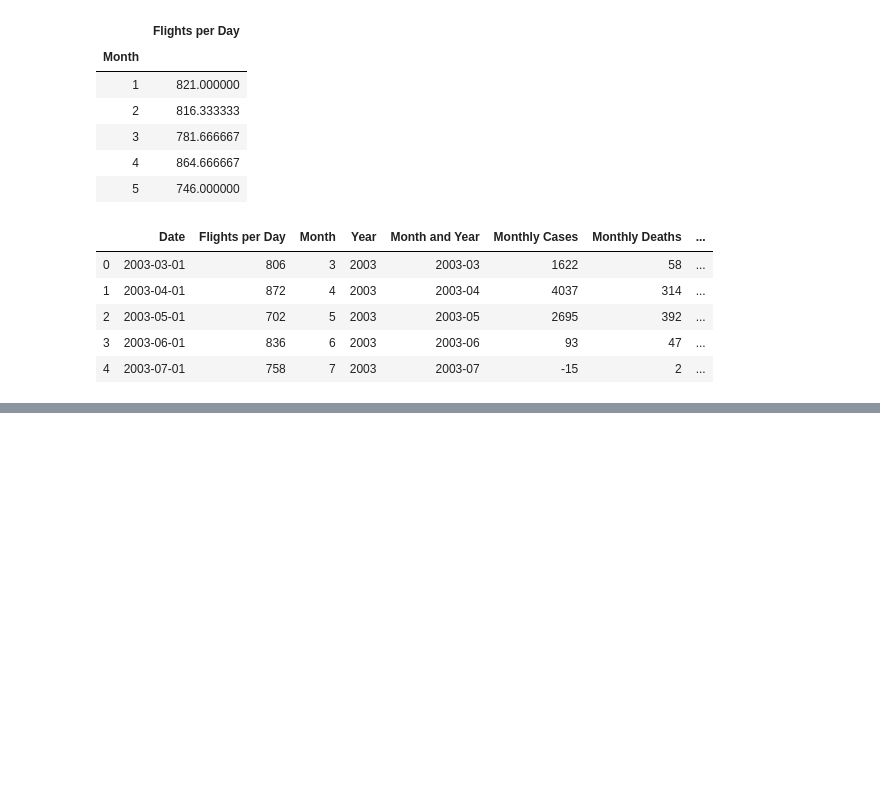
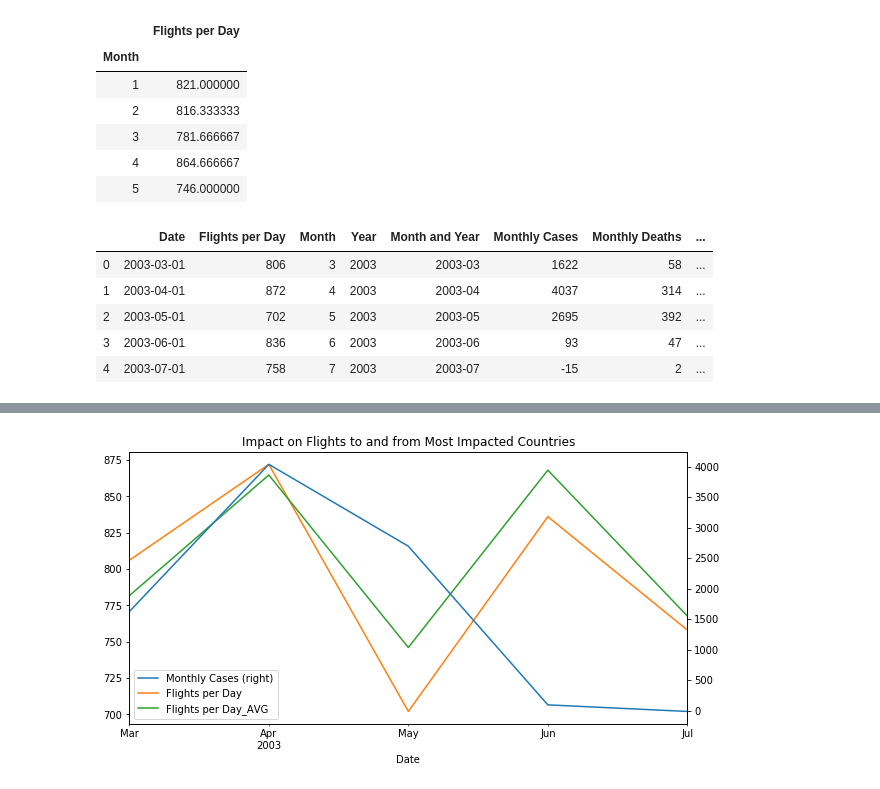
Before and after one commit to vbhakta27/group3, a Jupyter notebook: SARS.ipynb, the cells around one changed output, grey strips where cells are left out. Drawn from its saved outputs; the diff is of its cells as text; code cells hidden in the pictures; blank space fills up the shorter version.

Commit message:
updated historical comparison

```diff
--- a/SARS.ipynb
+++ b/SARS.ipynb
@@ -459,16 +455,14 @@ flights_w_avg
 | 3 | 2003-06-01 | 836 | 6 | 2003 | 2003-06 | 93 | 47 | ... |
 | 4 | 2003-07-01 | 758 | 7 | 2003 | 2003-07 | -15 | 2 | ... |
 # %%
-monthly_sars_cases, = plt.plot(flights_w_avg['Date'], flights_w_avg['Monthly Cases'], label="Cases")
-monthly_sars_flights, = plt.plot(flights_w_avg['Date'], flights_w_avg['Flights per Day'], label="Daily Flights during SARS")
-historical_sars_flights, = plt.plot(flights_w_avg['Date'], flights_w_avg['Flights per Day_AVG'], label="Historical Daily Flights")
+plt.figure(figsize = (10,5))
+ax = plt.gca()
+
+flights_w_avg.plot.line(x='Date', y='Monthly Cases', ax=ax, secondary_y = True)
+flights_w_avg.plot.line(x='Date', y='Flights per Day', ax=ax)
+flights_w_avg.plot.line(x='Date', y='Flights per Day_AVG', ax=ax)
 
 plt.title("Impact on Flights to and from Most Impacted Countries")
 plt.xlabel("Date")
-plt.ylabel("Count")
-plt.legend(handles=[monthly_sars_cases, monthly_sars_flights, historical_sars_flights], loc="best")
-# plt.xticks(range(len(flights_w_avg['Date'])), rotation=90)
-plt.tight_layout()
-plt.grid()
 plt.show()
 # %% [output]
@@ -476,0 +469 @@ plt.show()
+[figure, added]
```
Also changed, not shown: parts of 6 cells of this notebook.
